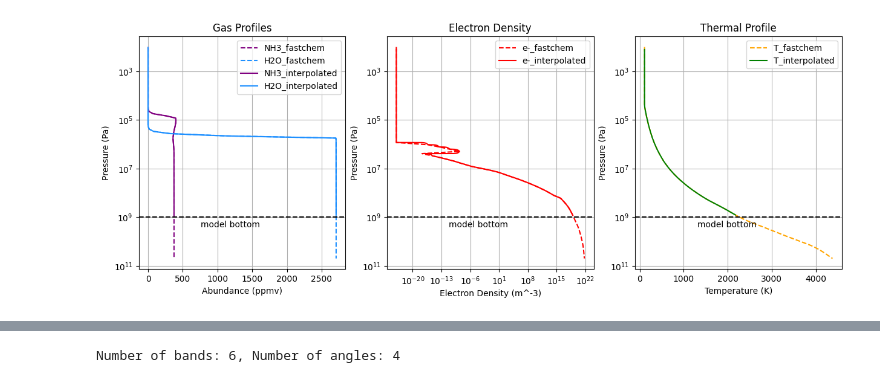
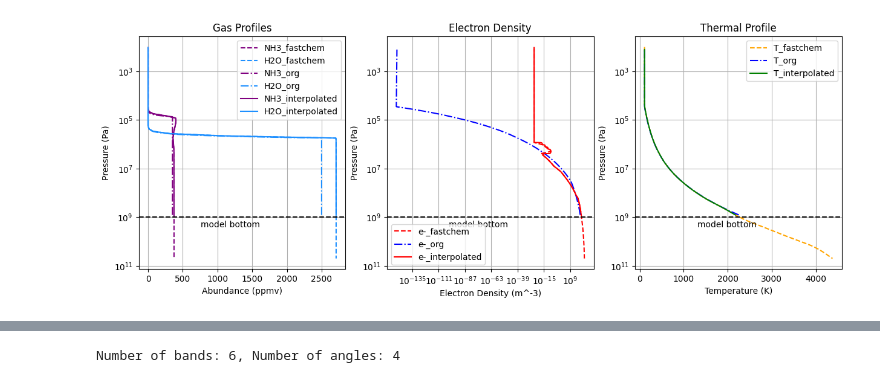
Before and after one commit to jihenghu/canoe, a Jupyter notebook: examples/2024-JHu-juno-mwr/run_juno_forward_fastchem.ipynb, the cells around one changed output, grey strips where cells are left out. Drawn from its saved outputs; the diff is of its cells as text; code cells hidden in the pictures.

```diff
--- a/examples/2024-JHu-juno-mwr/run_juno_forward_fastchem.ipynb
+++ b/examples/2024-JHu-juno-mwr/run_juno_forward_fastchem.ipynb
@@ -201,7 +209,7 @@ def read_fastchem():
     # Column 5: H2O (ppmv) (Juno)
     '''
 
-    with open("fastchem_output_juno.txt", 'r') as f:
+    with open("../../fastchem_output_juno.txt", 'r') as f:
         lines = f.readlines()[5:]  # skip the first 5 lines
     pressure = []
     xNH3 = []
@@ -251,8 +259,8 @@ fig,[ax1,ax2,ax3]=plt.subplots(1,3, figsize=(15, 5))
 
 ax1.semilogy(xNH3, pressure, '--', label='NH3_fastchem', color='purple')
 ax1.semilogy(xH2O, pressure,'--',  label='H2O_fastchem', color='dodgerblue')
-# ax1.semilogy(NH3_org, pressure_model, '--', label='NH3_org', color='purple')
-# ax1.semilogy(H2O_org, pressure_model, '--', label='H2O_org', color='dodgerblue')
+ax1.semilogy(NH3_org, pressure_model, '-.', label='NH3_org', color='purple')
+ax1.semilogy(H2O_org, pressure_model, '-.', label='H2O_org', color='dodgerblue')
 ax1.semilogy(xNH3_interp, pressure_model, label='NH3_interpolated', color='purple')
 ax1.semilogy(xH2O_interp, pressure_model, label='H2O_interpolated', color='dodgerblue')
 ax1.set_title('Gas Profiles')
@@ -262,36 +270,36 @@ ax1.set_yscale('log')
 ax1.invert_yaxis()
 ax1.legend()
 ax1.grid()
 
 
 ax2.semilogy(electron, pressure,  '--',label='e-_fastchem', color='red')
-# ax2.semilogy(elec_org, pressure_model, '--', label='e-_org', color='orange')
+ax2.semilogy(elec_org, pressure_model, '-.', label='e-_org', color='blue')
 ax2.plot(electron_interp, pressure_model, label='e-_interpolated', color='red')
 ax2.set_title('Electron Density')
 ax2.set_xlabel('Electron Density (m^-3)')
 ax2.set_ylabel('Pressure (Pa)')
 ax2.set_yscale('log')
 ax2.set_xscale('log')
 ax2.invert_yaxis()
 ax2.legend()
 ax2.grid()
 
 ax3.plot(temps, pressure,  '--',label='T_fastchem', color='orange')
-# ax3.plot(temp_org, pressure_model, '--', label='T_org', color='green')
+ax3.plot(temp_org, pressure_model, '-.', label='T_org', color='blue')
 ax3.plot(temp_interp, pressure_model, label='T_interpolated', color='green')
 ax3.set_title('Thermal Profile')
 ax3.set_xlabel('Temperature (K)')
 ax3.set_ylabel('Pressure (Pa)')
 ax3.set_yscale('log')
 ax3.invert_yaxis()
 ax3.legend()
 ax3.grid()
 
 for ax in [ax1, ax2, ax3]:
     ax.axhline(y=1E9, color='black', linestyle='--', label='model bottom')
     ax.text(0.3,0.18, 'model bottom', transform=ax.transAxes)
 # %% [output]
-[figure, old version]
+[figure, new version]
 # %%
 # overwrite the layer properties in the meshblock
 vector=[temp_interp, electron_interp, xNH3_interp, xH2O_interp, pressure_model]
```
Also changed, not shown: parts of 5 cells of this notebook, 6 other files.
